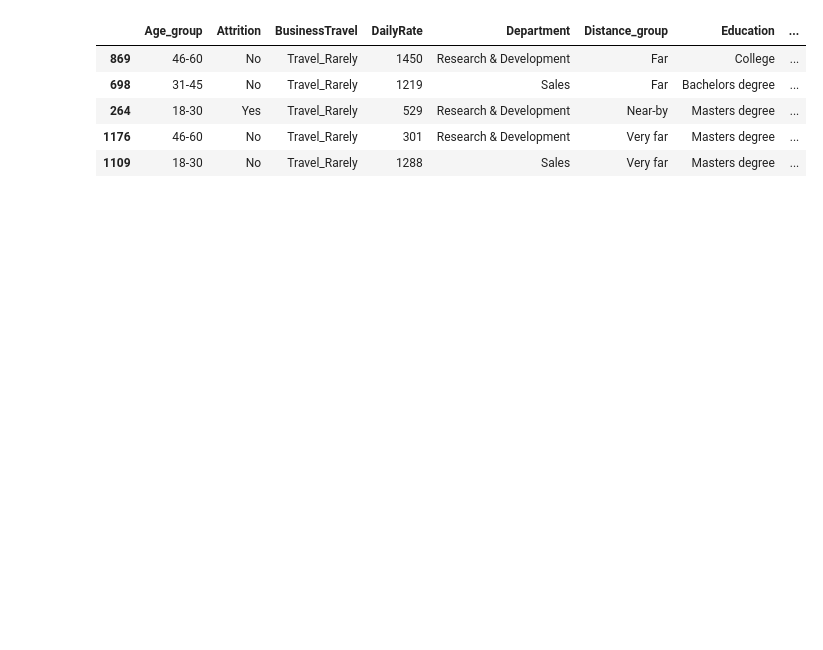
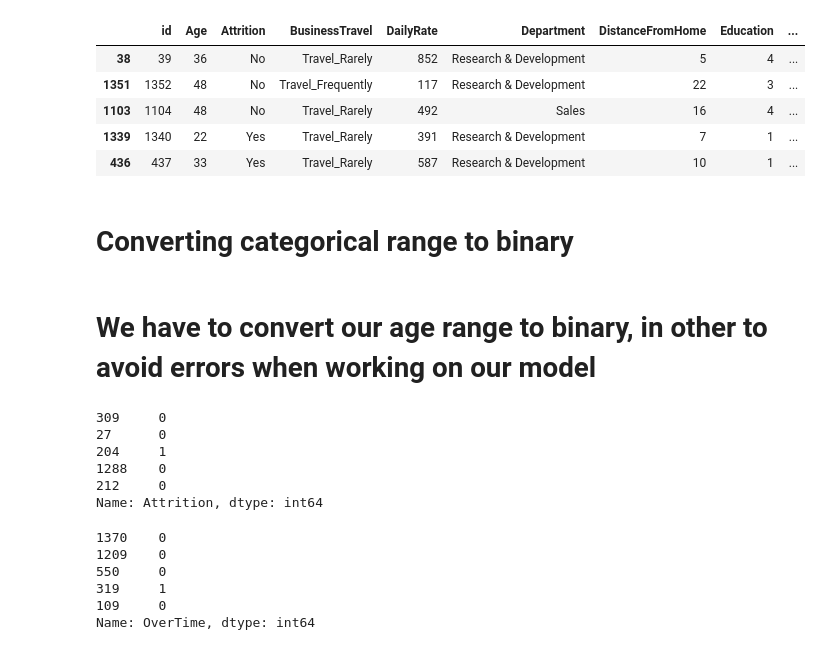
Before and after one commit to giusmahnn/HR_attrition, a Jupyter notebook: Model.ipynb, the cells around one changed output. Cells and saved outputs as stored; diff of their text form; code cells hidden in the pictures; blank space fills up the shorter version.

```diff
--- a/Model.ipynb
+++ b/Model.ipynb
@@ -9,16 +10,48 @@ from sklearn.feature_selection import SelectKBest, SelectFromModel
 # %%
 # displaying all columns in the dataset
 pd.set_option('display.max_columns', None)
 
 #reading and displaying the dataset in pandas
-data = pd.read_csv('cleaned_attrition_dataset.csv', low_memory=False)
+data = pd.read_csv('Attrition.csv', low_memory=False)
 
 # Sample and display 5 rows of our dataset
 data.sample(5)
 # %% [output]
-|  | Age_group | Attrition | BusinessTravel | DailyRate | Department | Distance_group | Education | ... |
-| 869 | 46-60 | No | Travel_Rarely | 1450 | Research & Development | Far | College | ... |
-| 698 | 31-45 | No | Travel_Rarely | 1219 | Sales | Far | Bachelors degree | ... |
-| 264 | 18-30 | Yes | Travel_Rarely | 529 | Research & Development | Near-by | Masters degree | ... |
-| 1176 | 46-60 | No | Travel_Rarely | 301 | Research & Development | Very far | Masters degree | ... |
-| 1109 | 18-30 | No | Travel_Rarely | 1288 | Sales | Very far | Masters degree | ... |
+|  | id | Age | Attrition | BusinessTravel | DailyRate | Department | DistanceFromHome | Education | ... |
+| 38 | 39 | 36 | No | Travel_Rarely | 852 | Research & Development | 5 | 4 | ... |
+| 1351 | 1352 | 48 | No | Travel_Frequently | 117 | Research & Development | 22 | 3 | ... |
+| 1103 | 1104 | 48 | No | Travel_Rarely | 492 | Sales | 16 | 4 | ... |
+| 1339 | 1340 | 22 | Yes | Travel_Rarely | 391 | Research & Development | 7 | 1 | ... |
+| 436 | 437 | 33 | Yes | Travel_Rarely | 587 | Research & Development | 10 | 1 | ... |
+# %% [markdown]
+# Converting categorical range to binary
+# %% [markdown]
+# We have to convert our age range to binary, in other to avoid errors when working on our model
+# %%
+# we make use of the map function to reassign the data in the column
+data['Attrition'] = data.Attrition.map({'Yes' : 1,
+                                    'No': 0})
+
+# Sample and display 5 rows after the transformation
+data.Attrition.sample(5)
+# %% [output]
+309     0
+27      0
+204     1
+1288    0
+212     0
+Name: Attrition, dtype: int64
+# %%
+# we make use of the map function to reassign the data in the column
+data['OverTime'] = data.OverTime.map({'Yes' : 1,
+                                    'No': 0})
+
+# Sample and display 5 rows after the transformation
+data.OverTime.sample(5)
+# %% [output]
+1370    0
+1209    0
+550     0
+319     1
+109     0
+Name: OverTime, dtype: int64
```
Also changed, not shown: parts of 13 cells of this notebook, 2 other files.
